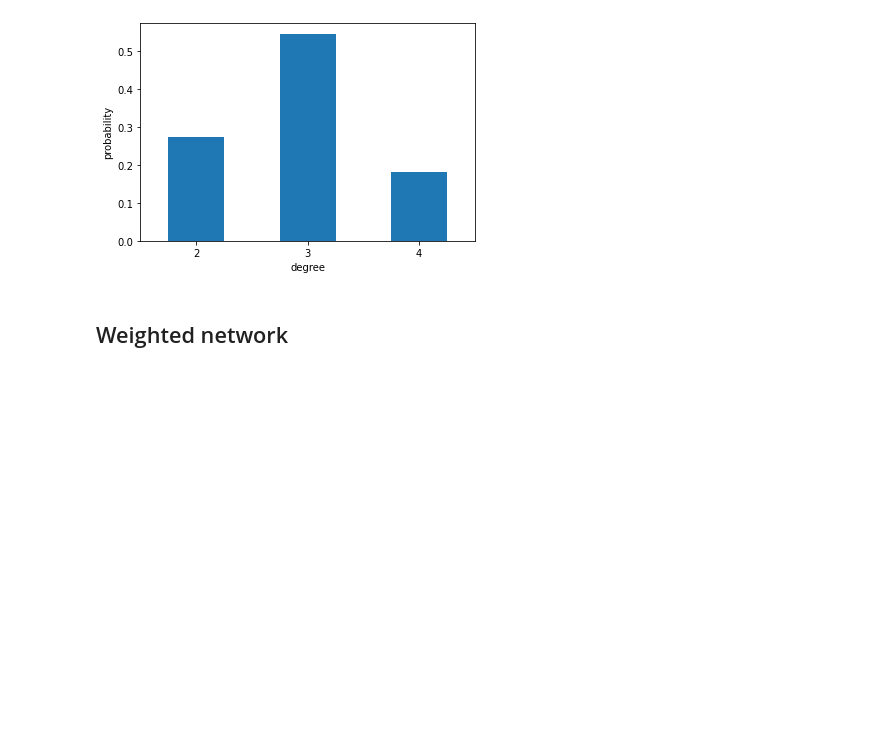
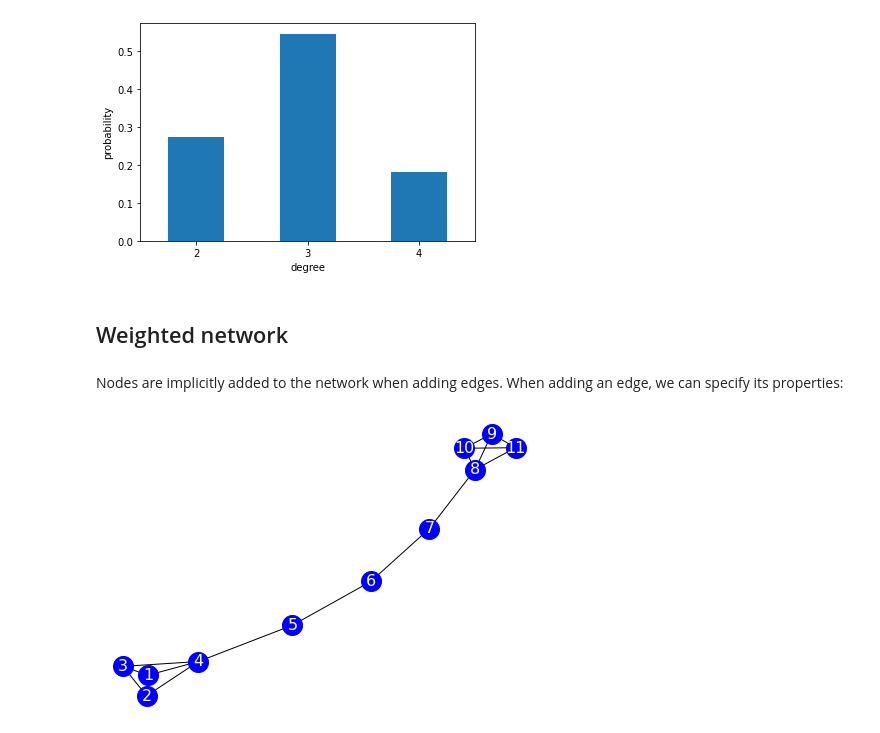
Before and after one commit to SciSciSummerSchool/s4_lectures, a Jupyter notebook: 3_network_science/03-netsci.ipynb, the cells around one changed output. Cells and saved outputs as stored; diff of their text form; code cells hidden in the pictures; blank space fills up the shorter version.

Commit message:
adding weighted and directed network

```diff
--- a/3_network_science/03-netsci.ipynb
+++ b/3_network_science/03-netsci.ipynb
@@ -178,3 +178,29 @@ node_degree.value_counts(normalize=True).sort_index().plot.bar(xlabel='degree',
 [figure]
 # %% [markdown]
 ## Weighted network
+# %%
+W = nx.Graph()
+# %% [markdown]
+Nodes are implicitly added to the network when adding edges. When adding an edge, we can specify its properties:
+# %%
+W.add_edge(1, 2, weight=4)
+W.add_edge(1, 3, weight=8)
+W.add_edge(1, 4, weight=2)
+W.add_edge(2, 3) # default weight is 1
+W.add_edge(2, 4)
+W.add_edge(3, 4)
+
+nx.add_path(W, [4, 5, 6, 7, 8], weight=1)
+
+nx.add_cycle(W, [8, 9, 10, 11], weight=2)
+W.add_edges_from([(8, 10), (9, 11)], weight=4)
+# %%
+nx.draw(W,
+        with_labels=True,
+        node_color='blue',
+        node_size=400,
+        font_color='white',
+        font_size=16,
+       )
+# %% [output]
+[figure, added]
```
Also changed, not shown: parts of 17 cells of this notebook.
